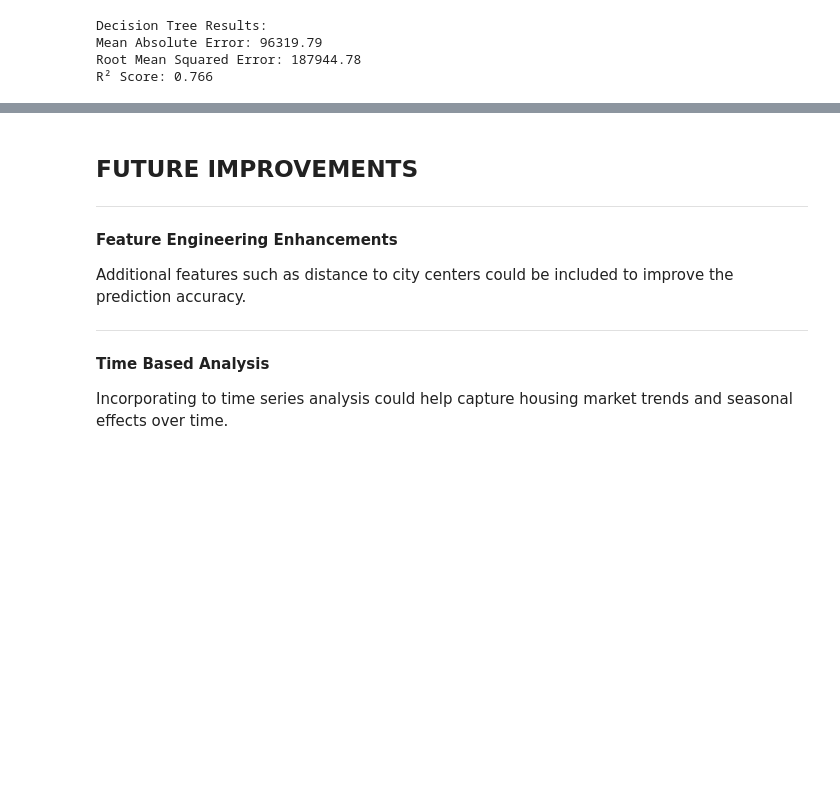
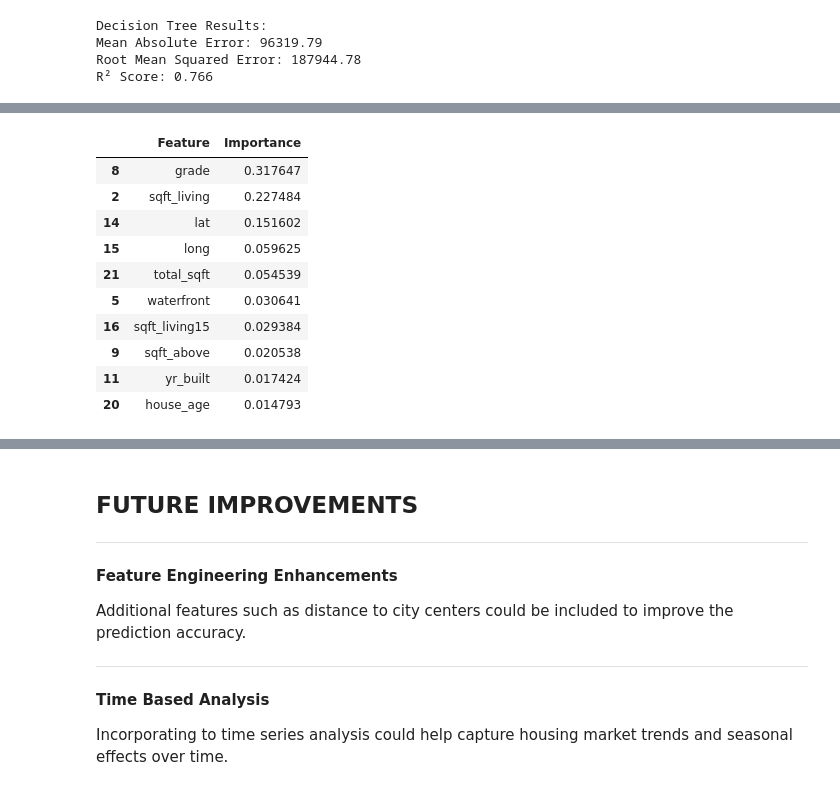
Before and after one commit to Relexan/Machine-Learning-Final-Project, a Jupyter notebook: ÇAĞDAŞ_BIYIKLIOĞLU_GH1032664_MACHINE_LEARNING_PROJECT.ipynb, the cells around one changed output, grey strips where cells are left out. Saved outputs shown, nothing was run; the diff lists cells and outputs as text; code cells hidden in the pictures; blank space fills up the shorter version.

```diff
--- a/ÇAĞDAŞ_BIYIKLIOĞLU_GH1032664_MACHINE_LEARNING_PROJECT.ipynb
+++ b/ÇAĞDAŞ_BIYIKLIOĞLU_GH1032664_MACHINE_LEARNING_PROJECT.ipynb
@@ -366,7 +369,7 @@ y_pred_decision_tree = best_decision_tree.predict(X_test_scaled)
 random_forest = RandomForestRegressor(random_state=42)
 
 param_grid_random_forest = {
-    "n_estimators": [50,100],
+    "n_estimators": [100,200],
     "max_depth": [None, 10]
 }
 
@@ -423,0 +433,22 @@ R² Score: 0.842
+# %%
+importances = best_random_forest.feature_importances_
+feature_names = X_train.columns
+
+feature_importance_df = pd.DataFrame({
+    "Feature": feature_names,
+    "Importance": importances
+}).sort_values(by="Importance", ascending=False)
+
+display(feature_importance_df.head(10))
+# %% [output]
+|  | Feature | Importance |
+| 8 | grade | 0.317647 |
+| 2 | sqft_living | 0.227484 |
+| 14 | lat | 0.151602 |
+| 15 | long | 0.059625 |
+| 21 | total_sqft | 0.054539 |
+| 5 | waterfront | 0.030641 |
+| 16 | sqft_living15 | 0.029384 |
+| 9 | sqft_above | 0.020538 |
+| 11 | yr_built | 0.017424 |
+| 20 | house_age | 0.014793 |
```
Also changed, not shown: parts of 12 cells of this notebook, 1 other file.
